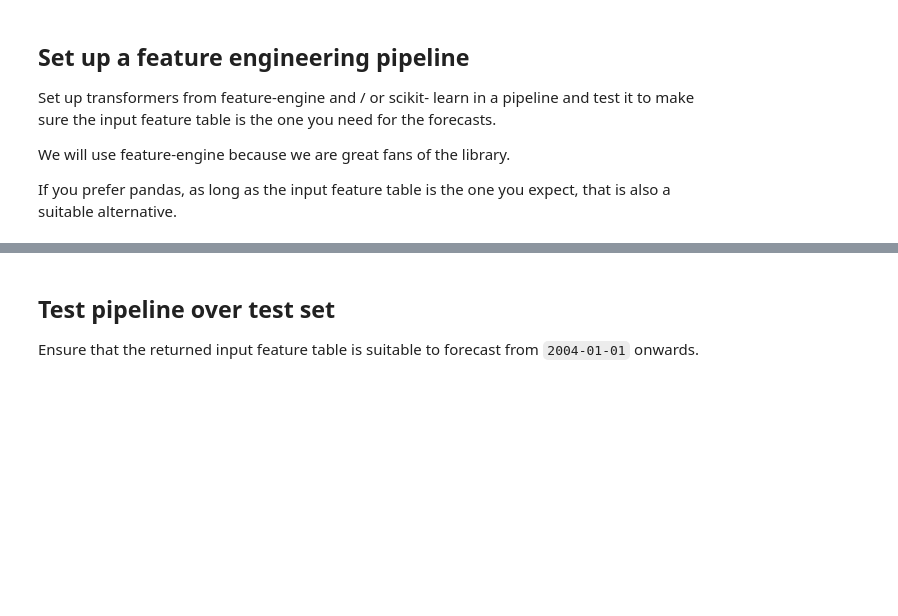
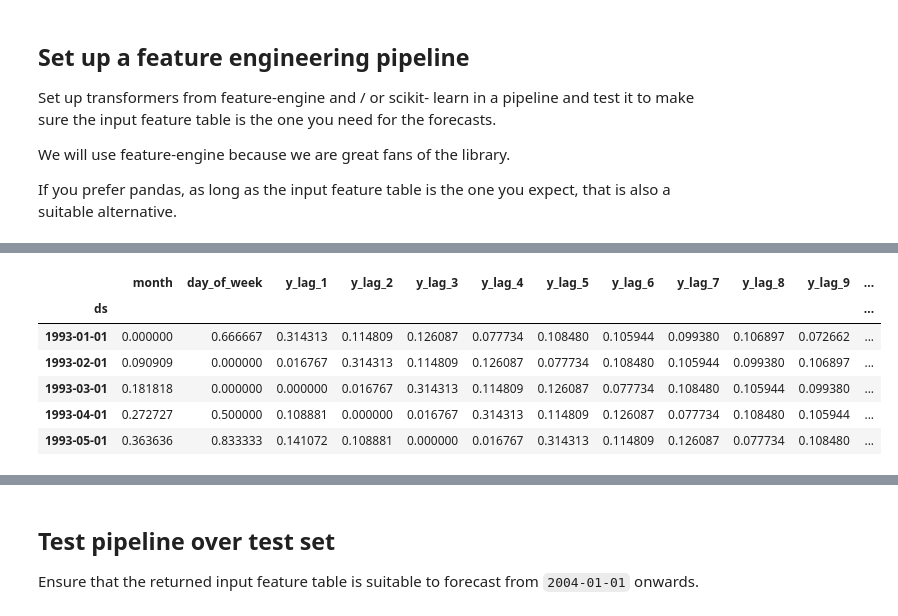
Before and after one commit to nuosv/forecasting-with-machine-learning, a Jupyter notebook: 02-multistep-forecasting/assignment/02-assignment.ipynb, the cells around one changed output, grey strips where cells are left out. Cells and saved outputs as stored; diff of their text form; code cells hidden in the pictures; blank space fills up the shorter version.

```diff
--- a/02-multistep-forecasting/assignment/02-assignment.ipynb
+++ b/02-multistep-forecasting/assignment/02-assignment.ipynb
@@ -92,0 +215,8 @@ If you prefer pandas, as long as the input feature table is the one you expect,
+# %%
+datetime_f = DatetimeFeatures(
+    variables = "index",
+    features_to_extract = ["month", "day_of_week"],
+    drop_original=True,
+)
+
+datetime_f.fit_transform(X_train)
@@ -92,0 +238,14 @@ If you prefer pandas, as long as the input feature table is the one you expect,
+# %%
+# test transformation pipeline
+
+pipe = Pipeline(
+    [
+        ("dt", datetime_f),
+        ("lagf", lagf),
+        ("winf", winf),
+        ("dropna", DropMissingData()),
+        ("scaler", MinMaxScaler()),
+    ]
+).set_output(transform="pandas")
+
+pipe.fit(X_train, y_train)
@@ -92,0 +265,15 @@ If you prefer pandas, as long as the input feature table is the one you expect,
+# %%
+# the data that will be used for training
+# or for prediction later on:
+
+Xt = pipe.transform(X_train)
+
+Xt.head()
+# %% [output]
+|  | month | day_of_week | y_lag_1 | y_lag_2 | y_lag_3 | y_lag_4 | y_lag_5 | y_lag_6 | y_lag_7 | y_lag_8 | y_lag_9 | ... |
+| ds |  |  |  |  |  |  |  |  |  |  |  | ... |
+| 1993-01-01 | 0.000000 | 0.666667 | 0.314313 | 0.114809 | 0.126087 | 0.077734 | 0.108480 | 0.105944 | 0.099380 | 0.106897 | 0.072662 | ... |
+| 1993-02-01 | 0.090909 | 0.000000 | 0.016767 | 0.314313 | 0.114809 | 0.126087 | 0.077734 | 0.108480 | 0.105944 | 0.099380 | 0.106897 | ... |
+| 1993-03-01 | 0.181818 | 0.000000 | 0.000000 | 0.016767 | 0.314313 | 0.114809 | 0.126087 | 0.077734 | 0.108480 | 0.105944 | 0.099380 | ... |
+| 1993-04-01 | 0.272727 | 0.500000 | 0.108881 | 0.000000 | 0.016767 | 0.314313 | 0.114809 | 0.126087 | 0.077734 | 0.108480 | 0.105944 | ... |
+| 1993-05-01 | 0.363636 | 0.833333 | 0.141072 | 0.108881 | 0.000000 | 0.016767 | 0.314313 | 0.114809 | 0.126087 | 0.077734 | 0.108480 | ... |
```
Also changed, not shown: parts of 17 cells of this notebook.
